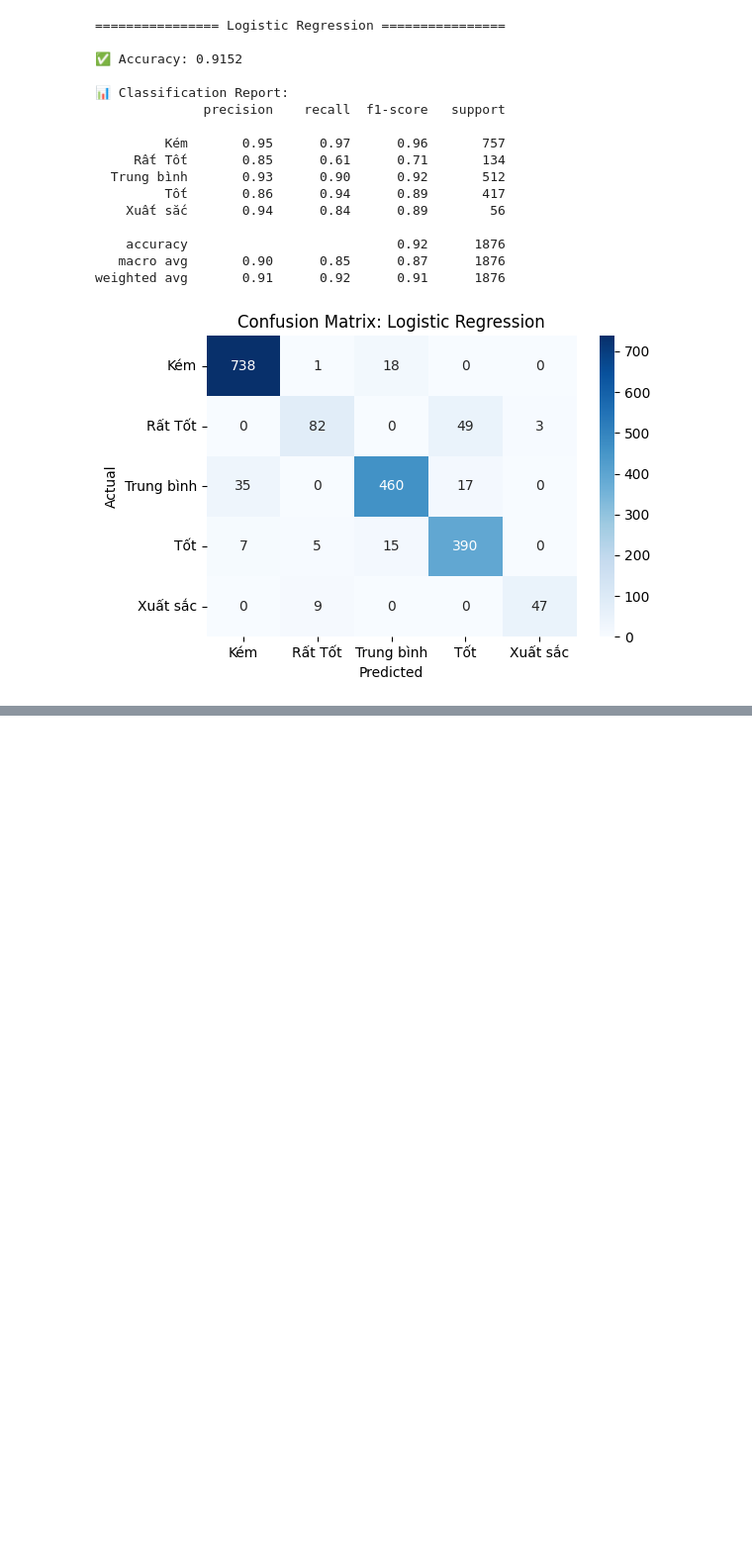
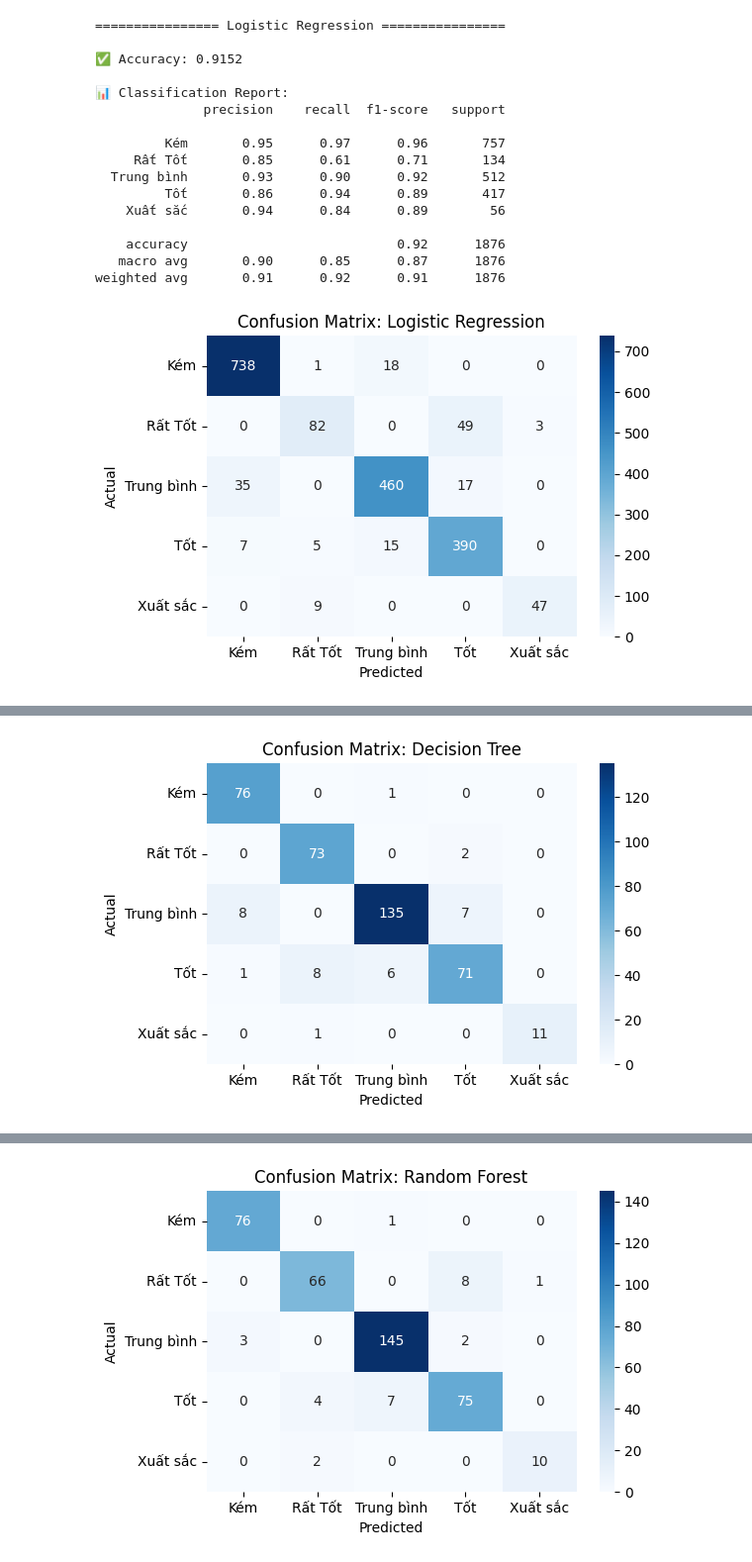
Before and after one commit to Tabaoan/FoxAI-Banking-MLs, a Jupyter notebook: KPI/Employee_flexibility.ipynb, the cells around one changed output, grey strips where cells are left out. Shown at 99% size. Drawn from its saved outputs; the diff is of its cells as text; code cells hidden in the pictures; blank space fills up the shorter version.

```diff
--- a/KPI/Employee_flexibility.ipynb
+++ b/KPI/Employee_flexibility.ipynb
@@ -614,0 +727,16 @@ weighted avg       0.91      0.92      0.91      1876
+# %%
+# Sao chép dữ liệu gốc để xử lý riêng
+X_train_scaled = X_train.copy()
+X_test_scaled = X_test.copy()
+# %%
+# BIẾN ĐỊNH LƯỢNG
+numerical_cols = X_train_scaled.select_dtypes(include=[np.number]).columns.tolist()
+
+scaler = StandardScaler()
+X_train_scaled[numerical_cols] = scaler.fit_transform(X_train_scaled[numerical_cols])
+X_test_scaled[numerical_cols] = scaler.transform(X_test_scaled[numerical_cols])
+
+# Kiểm tra
+display(X_train_scaled.head(5))
+print("")
+display(X_train_scaled.describe())
@@ -614,0 +792,49 @@ weighted avg       0.91      0.92      0.91      1876
+# %%
+from sklearn.tree import DecisionTreeClassifier
+from sklearn.ensemble import RandomForestClassifier, GradientBoostingClassifier
+from sklearn.neighbors import KNeighborsClassifier
+from sklearn.svm import SVC
+from sklearn.linear_model import LogisticRegression
+
+from sklearn.metrics import classification_report, confusion_matrix, accuracy_score
+import seaborn as sns
+import matplotlib.pyplot as plt
+
+# Tập hợp các mô hình vào dictionary
+models = {
+    'Decision Tree': DecisionTreeClassifier(random_state=42),
+    'Random Forest': RandomForestClassifier(random_state=42),
+    'KNN': KNeighborsClassifier(),
+    'SVM': SVC(),
+    'Gradient Boosting': GradientBoostingClassifier(random_state=42),
+    'Logistic Regression': LogisticRegression(max_iter=1000, random_state=42)
+}
+
+# Huấn luyện và đánh giá từng mô hình
+for name, model in models.items():
+    print(f"\n================ {name} ================\n")
+
+    # Huấn luyện
+    model.fit(X_train_scaled, y_train_encoded)
+
+    # Dự đoán
+    y_pred = model.predict(X_test_scaled)
+
+    # Accuracy
+    acc = accuracy_score(y_test_encoded, y_pred)
+    print(f"✅ Accuracy: {acc:.4f}\n")
+
+    # Classification report
+    print("📊 Classification Report:")
+    print(classification_report(y_test_encoded, y_pred, target_names=label_encoder.classes_))
+
+    # Confusion matrix
+    cm = confusion_matrix(y_test_encoded, y_pred)
+    plt.figure(figsize=(6, 4))
+    sns.heatmap(cm, annot=True, fmt='d', cmap='Blues', xticklabels=label_encoder.classes_, yticklabels=label_encoder.classes_)
+    plt.title(f"Confusion Matrix: {name}")
+    plt.xlabel("Predicted")
+    plt.ylabel("Actual")
+    plt.tight_layout()
+    plt.show()
+# %% [output]
@@ -614,0 +857 @@ weighted avg       0.91      0.92      0.91      1876
+[figure, added]
@@ -614,0 +874 @@ weighted avg       0.91      0.92      0.91      1876
+[figure, added]
```
Also changed, not shown: parts of 33 cells of this notebook.
